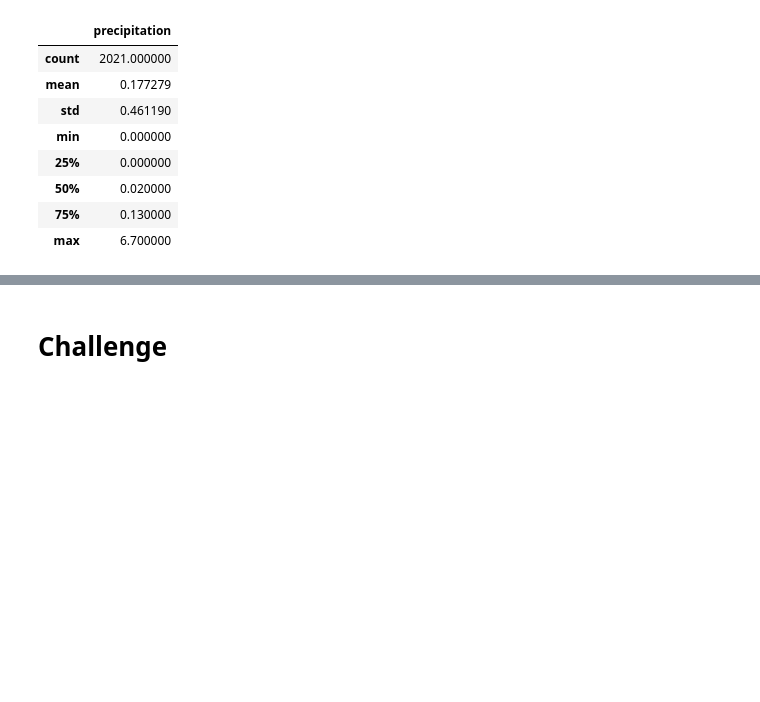
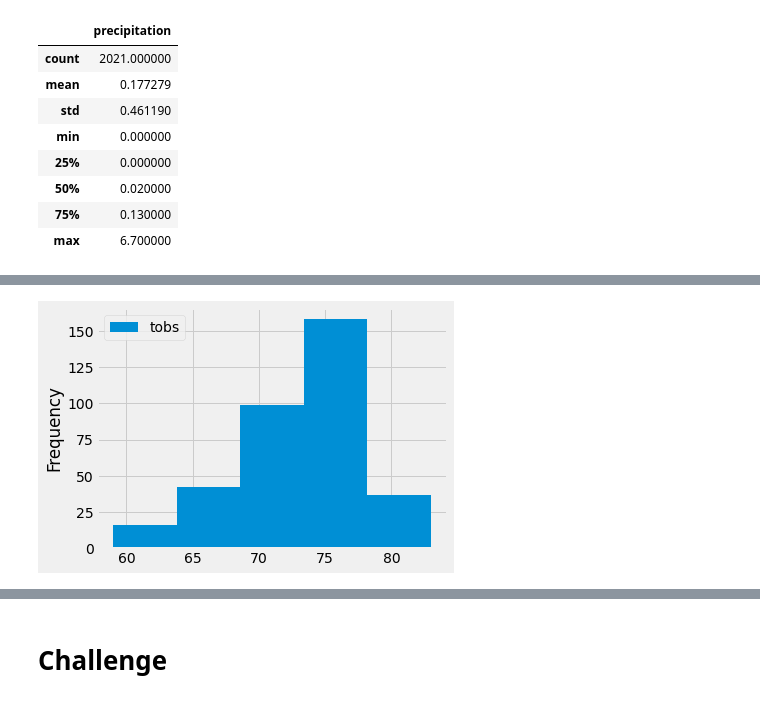
Before and after one commit to khanh703/Surfs_Up, a Jupyter notebook: climate_analysis.ipynb, the cells around one changed output, grey strips where cells are left out. Cells and saved outputs as stored; diff of their text form; code cells hidden in the pictures; blank space fills up the shorter version.

```diff
--- a/climate_analysis.ipynb
+++ b/climate_analysis.ipynb
@@ -101,0 +135,5 @@ df.describe()
+# %%
+df.plot.hist(bins=5)
+plt.tight_layout() # compress the x-axis labels so that they fit
+# %% [output]
+[figure, added]
```
Also changed, not shown: parts of 6 cells of this notebook.
